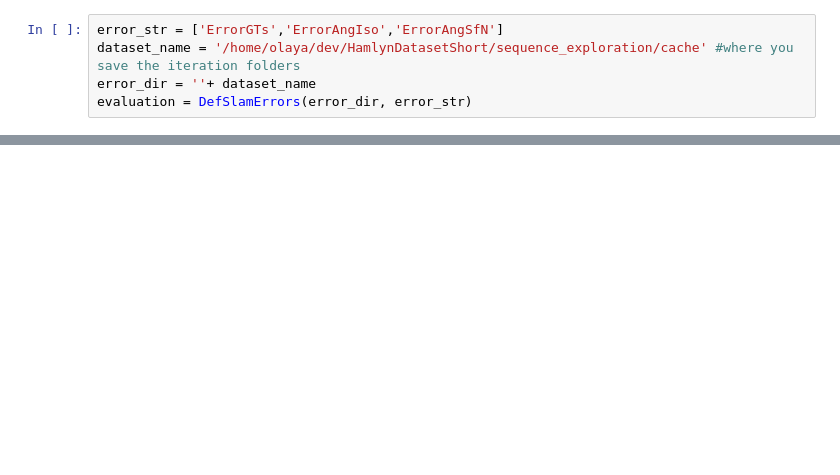
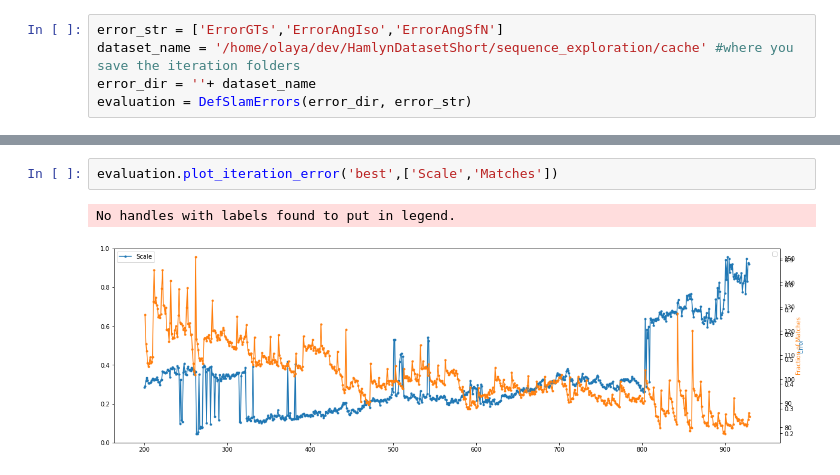
Before and after one commit to UZ-SLAMLab/DefSLAM, a Jupyter notebook: scripts/plotting.ipynb, the cells around one changed output, grey strips where cells are left out. Drawn from its saved outputs; the diff is of its cells as text; blank space fills up the shorter version.

```diff
--- a/scripts/plotting.ipynb
+++ b/scripts/plotting.ipynb
@@ -353,0 +332,5 @@ stdtot [ 53.08107076  63.84993983  50.20932103  63.45805825  49.3948541
+# %%
+evaluation.plot_iteration_error('best',['Scale','Matches'])
+# %% [output]
+No handles with labels found to put in legend.
+[figure, added]
```
Also changed, not shown: parts of 17 cells of this notebook.
